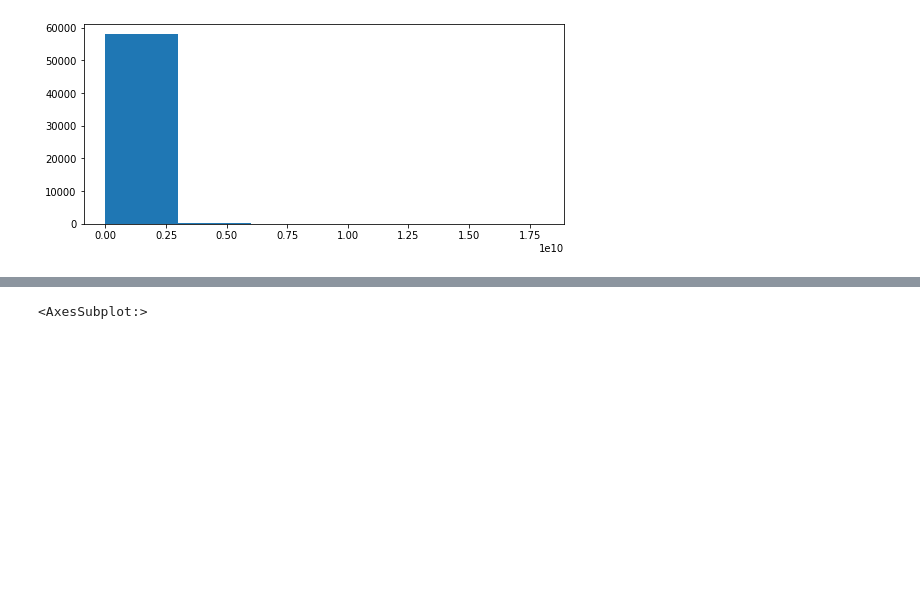
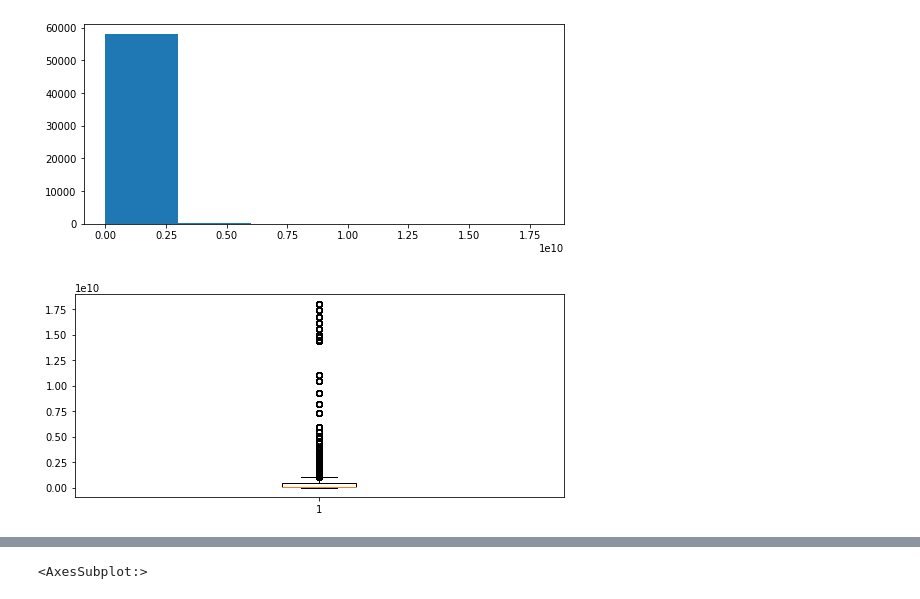
Before and after one commit to makcfd/angela-thesis, a Jupyter notebook: Regression_augmented.ipynb, the cells around one changed output, grey strips where cells are left out. Saved outputs shown, nothing was run; the diff lists cells and outputs as text; code cells hidden in the pictures; blank space fills up the shorter version.

Commit message:
boxplot

```diff
--- a/Regression_augmented.ipynb
+++ b/Regression_augmented.ipynb
@@ -126,0 +132,5 @@ plt.show()
+# %%
+plt.boxplot(df['gdp_d'])
+plt.show()
+# %% [output]
+[figure, added]
```
Also changed, not shown: parts of 12 cells of this notebook.
